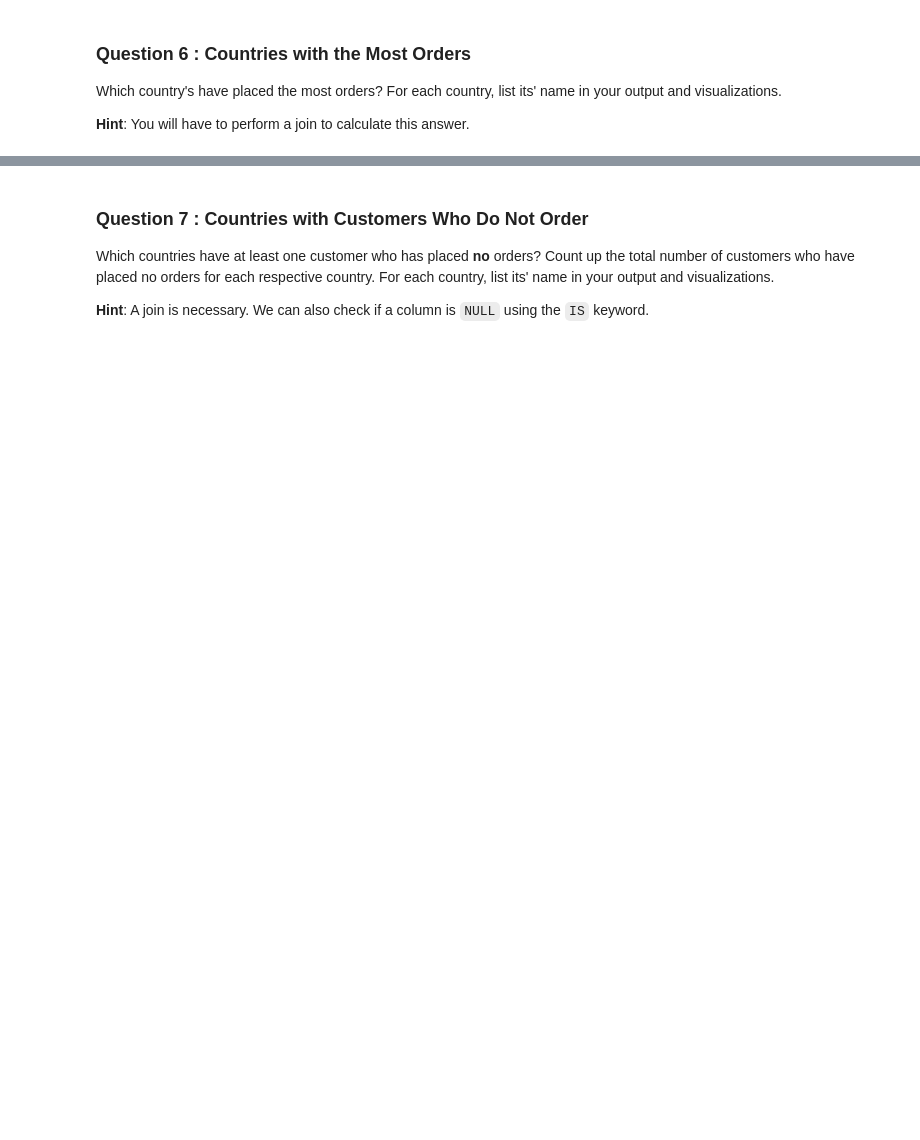
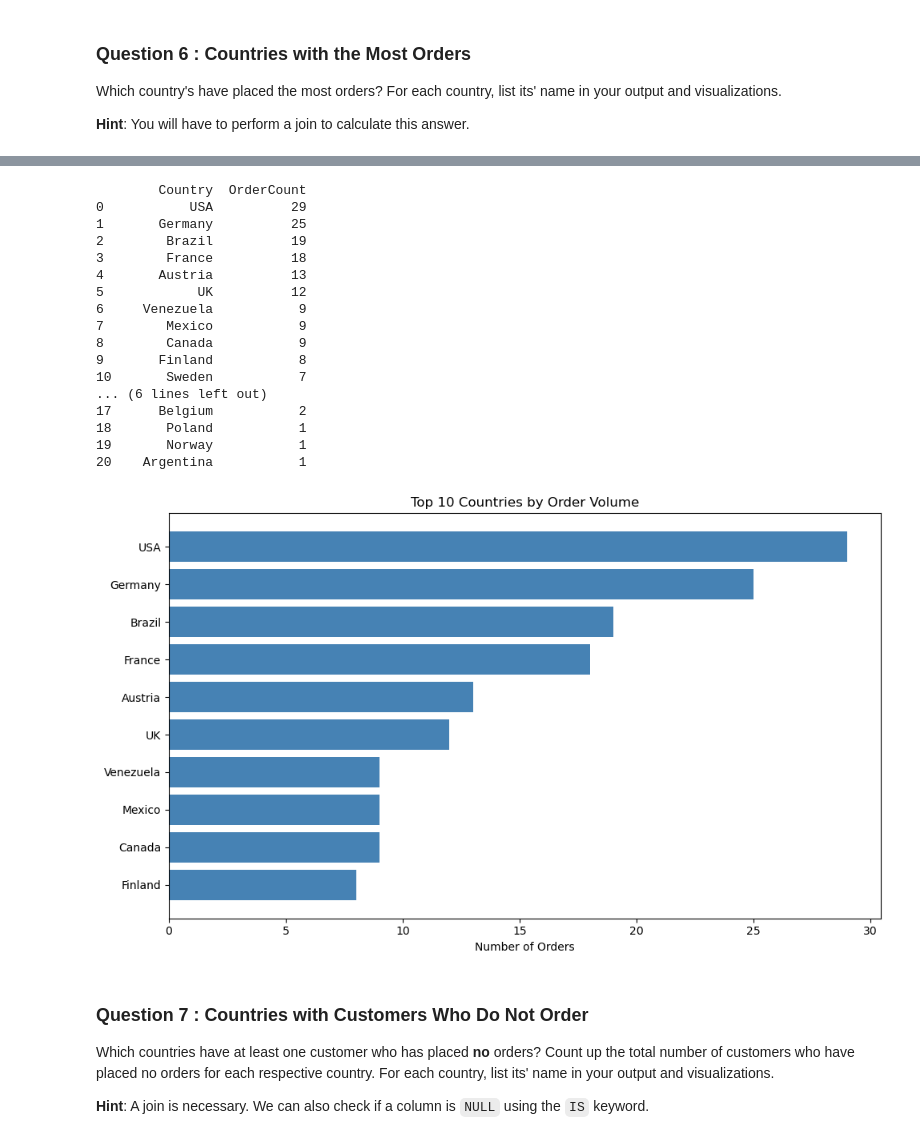
Before and after one commit to trebmal-fitt/SQL-Ad-Hoc-Analysis, a Jupyter notebook: adhoc_report.ipynb, the cells around one changed output, grey strips where cells are left out. Drawn from its saved outputs; the diff is of its cells as text; code cells hidden in the pictures; blank space fills up the shorter version.

```diff
--- a/adhoc_report.ipynb
+++ b/adhoc_report.ipynb
@@ -176,9 +228,43 @@ Which country's have placed the most orders? For each country, list its' name in
 # %%
 # TODO: Convert your list of tuples to a dataframe
-...
+# Fetch data into a DataFrame
+df_country_orders = pd.read_sql_query(query, conn)
+
+# Print DataFrame
+print(df_country_orders)
+
 
 # TODO: Generate a visualization on this dataframe
-...
+# Optional: limit to top 10 countries
+df_top_countries = df_country_orders.head(10)
+
+# Plot
+plt.figure(figsize=(10, 6))
+plt.barh(df_top_countries['Country'], df_top_countries['OrderCount'], color='steelblue')
+plt.xlabel('Number of Orders')
+plt.title('Top 10 Countries by Order Volume')
+plt.gca().invert_yaxis()  # Highest at the top
+plt.tight_layout()
+plt.show()
+# %% [output]
+        Country  OrderCount
+0           USA          29
+1       Germany          25
+2        Brazil          19
+3        France          18
+4       Austria          13
+5            UK          12
+6     Venezuela           9
+7        Mexico           9
+8        Canada           9
+9       Finland           8
+10       Sweden           7
+... (6 lines left out)
+17      Belgium           2
+18       Poland           1
+19       Norway           1
+20    Argentina           1
+[figure, added]
 # %% [markdown]
 ### Question 7 : Countries with Customers Who Do Not Order
 
```
Also changed, not shown: parts of 11 cells of this notebook.
